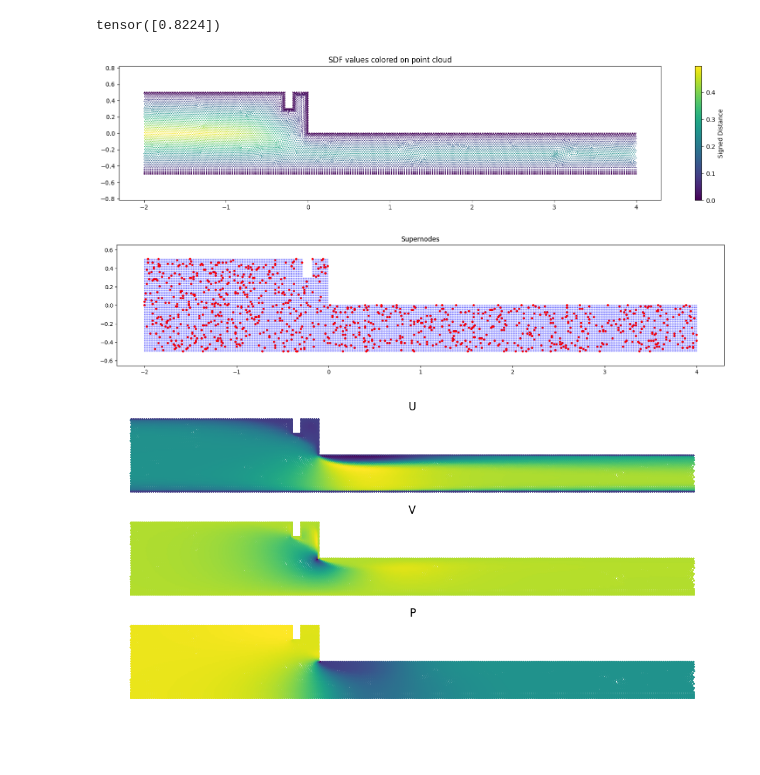
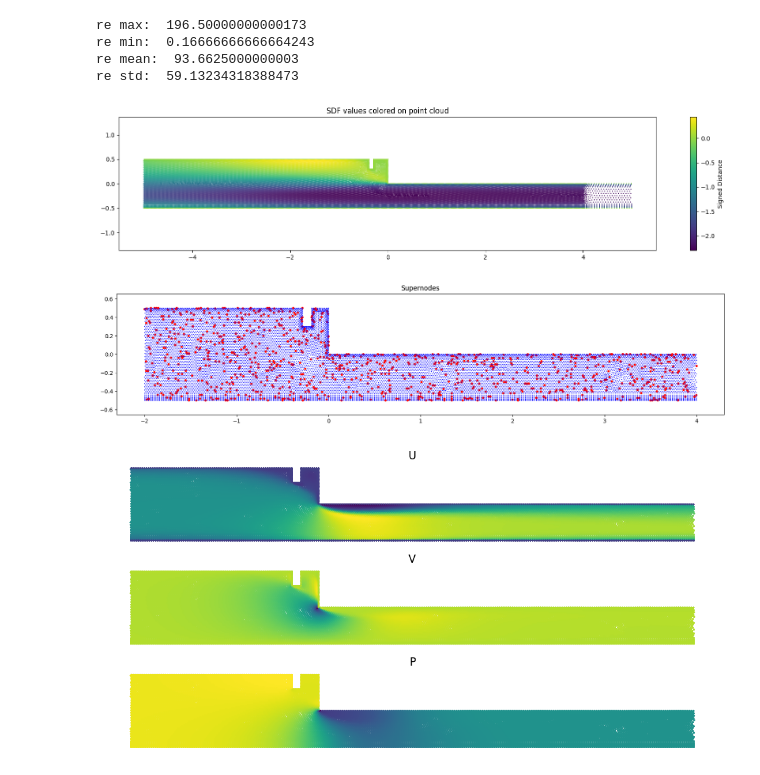
Before and after one commit to battlejacket/upt-tutorial, a Jupyter notebook: data.ipynb, the cells around one changed output. Saved outputs shown, nothing was run; the diff lists cells and outputs as text; code cells hidden in the pictures; blank space fills up the shorter version.

```diff
--- a/data.ipynb
+++ b/data.ipynb
@@ -10,13 +10,13 @@ from upt.datasets.ffs_dataset import ffsDataset
 from upt.datasets.ffs_dataset import ffsDataset
 
 # crop_values= [[-6, -2], [12, 2]]
-crop_values= [[-2, -2], [4, 2]]
+crop_values= [[-5, -2], [5, 2]]
 
 xMin = crop_values[0][0]
 xMax = crop_values[0][1]
 
 test_hr_dataset = ffsDataset(
-    root="./data/ffs/preprocessedSST",
+    root="./data/ffs/preprocessed/bfs",
     # root="./data/ffs/preprocessed600",
     # how many inputs to use for training
     num_inputs=float("inf"),
@@ -36,7 +36,37 @@ from upt.collators.ffs_collator import ffsCollator
 test_dataloader = DataLoader(
     dataset=test_hr_dataset,
     batch_size=1,
-    collate_fn=ffsCollator(num_supernodes=1024, deterministic=True),
+    collate_fn=ffsCollator(num_supernodes=512, deterministic=True),
 )
-# data = [d for d in test_dataloader]
+# %%
+reArray = []
+for batch in test_dataloader:
+    input_pos = test_hr_dataset.denormalize_pos(batch['input_pos'])
+    input_feat = test_hr_dataset.denormalize_sdf(batch['input_feat'])
+    output_pos = test_hr_dataset.denormalize_pos(batch['output_pos'][0])
+    target_feat = test_hr_dataset.denormalize_feat(batch['target_feat'])
+    re = test_hr_dataset.denormalize_re(batch['re'])
+    parameterDict = readParametersFromFileName(batch['name'][0], parameterDef)
+    reFile = parameterDict['re']
+    Lo = parameterDict['Lo']
+    Ho = parameterDict['Ho']
+    reArray.append(batch['re'].item())
+    # reArray.append(re.item())
+    # reArray.append(reFile)
+    # print('re data', re)
+    # print('re file', reFile)
+
+    # print(batch['name'][0])
+
+reArray = np.array(reArray)
+print('re max: ', reArray.max())
+print('re min: ', reArray.min())
+print('re mean: ', reArray.mean())
+print('re std: ', reArray.std())
+# print('re array', reArray)
+# %% [output]
+re max:  196.50000000000173
+re min:  0.16666666666664243
+re mean:  93.6625000000003
+re std:  59.13234318388473
 # %%
@@ -58,22 +86,18 @@ Lo = parameterDict['Lo']
 Ho = parameterDict['Ho']
 # print(re)
 # print(batch['name'][0])
-# %%
-batch['re']
-# %% [output]
-tensor([0.8224])
 # %%
-var = input_feat
-coord = input_pos
+var = target_feat[:, 0].numpy()
+coord = output_pos
 # Visualize
 plt.figure(figsize=(20, 4))
 plt.scatter(coord[:, 0], coord[:, 1], c=var, s=0.1)
 plt.colorbar(label="Signed Distance")
 plt.axis("equal")
 plt.title("SDF values colored on point cloud")
 plt.show()
 # %% [output]
-[figure, old version]
+[figure, new version]
 # %%
 supernode_idxs = batch['supernode_idxs']
 var = np.zeros_like(input_feat)+ 0.1
@@ -89,7 +113,7 @@ plt.axis("equal")
 plt.title("Supernodes")
 plt.show()
 # %% [output]
-[figure, old version]
+[figure, new version]
 # %%
 coord = output_pos
 var= target_feat
```
Also changed, not shown: parts of 4 cells of this notebook, 6 other files.
